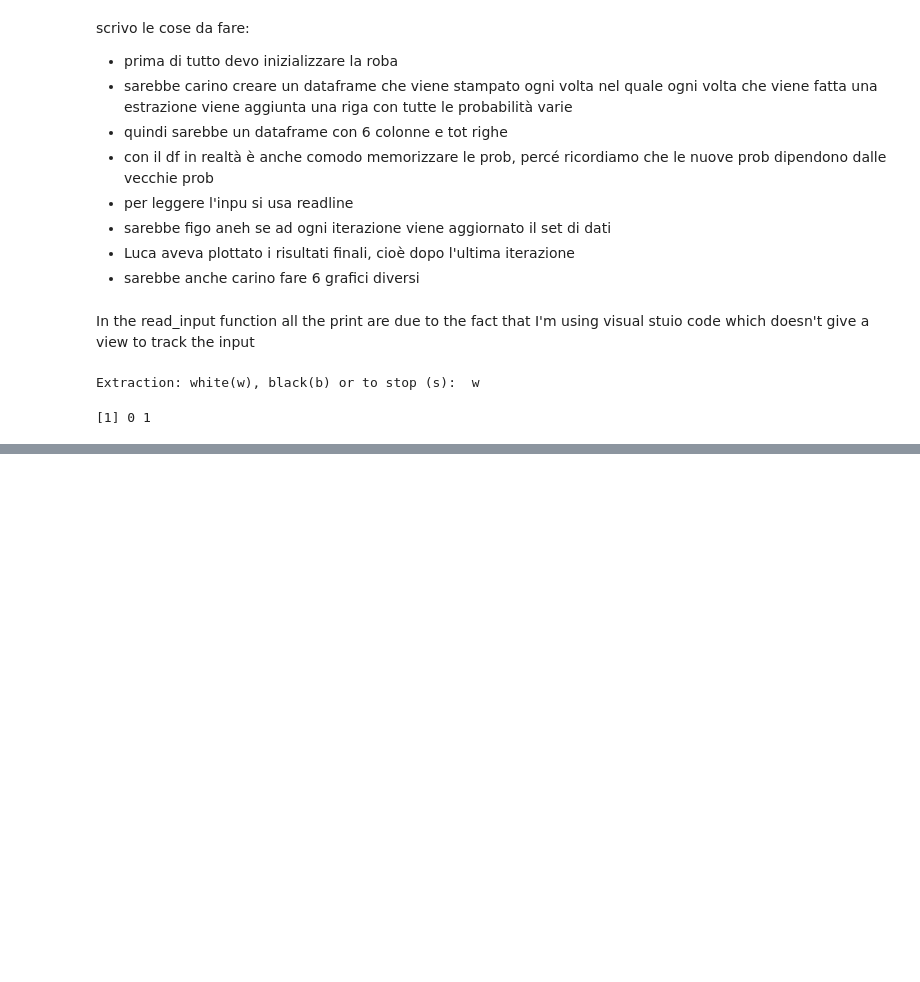
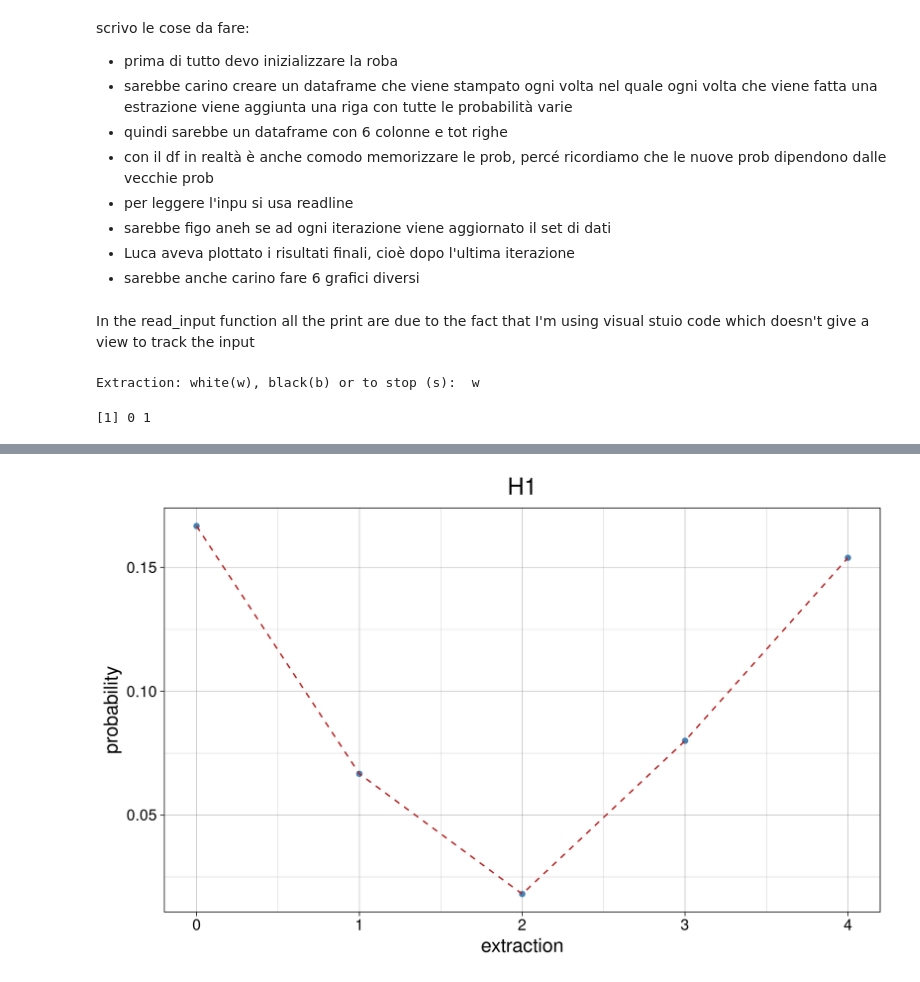
Before and after one commit to PietroCappelli/Advance_stat, a Jupyter notebook: Exercises/exercises03.ipynb, the cells around one changed output, grey strips where cells are left out. Drawn from its saved outputs; the diff is of its cells as text; code cells hidden in the pictures; blank space fills up the shorter version.

```diff
--- a/Exercises/exercises03.ipynb
+++ b/Exercises/exercises03.ipynb
@@ -413,0 +451,10 @@ Extraction: white(w), black(b) or to stop (s):  s
+# %%
+ggplot() +
+    geom_point(aes(j, df[,2]), color="steelblue")+
+    geom_line(aes(j, df[,2]), color="firebrick", linetype="dashed")+
+    theme_linedraw()+
+    labs(x="extraction", y="probability")+
+    ggtitle(paste("H1"))+
+    theme(plot.title = element_text(hjust = 0.5), text=element_text(size=14))
+# %% [output]
+[figure, added]
```
Also changed, not shown: parts of 3 cells of this notebook.
